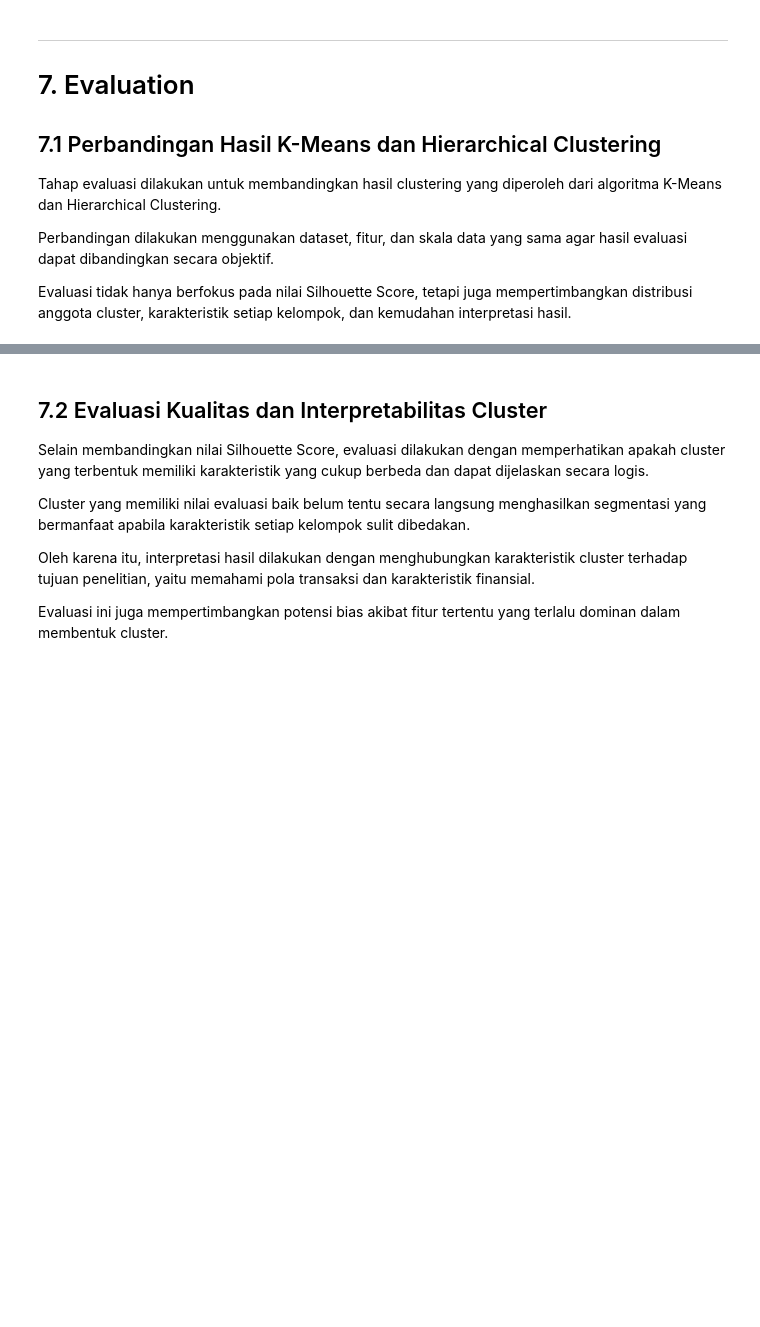
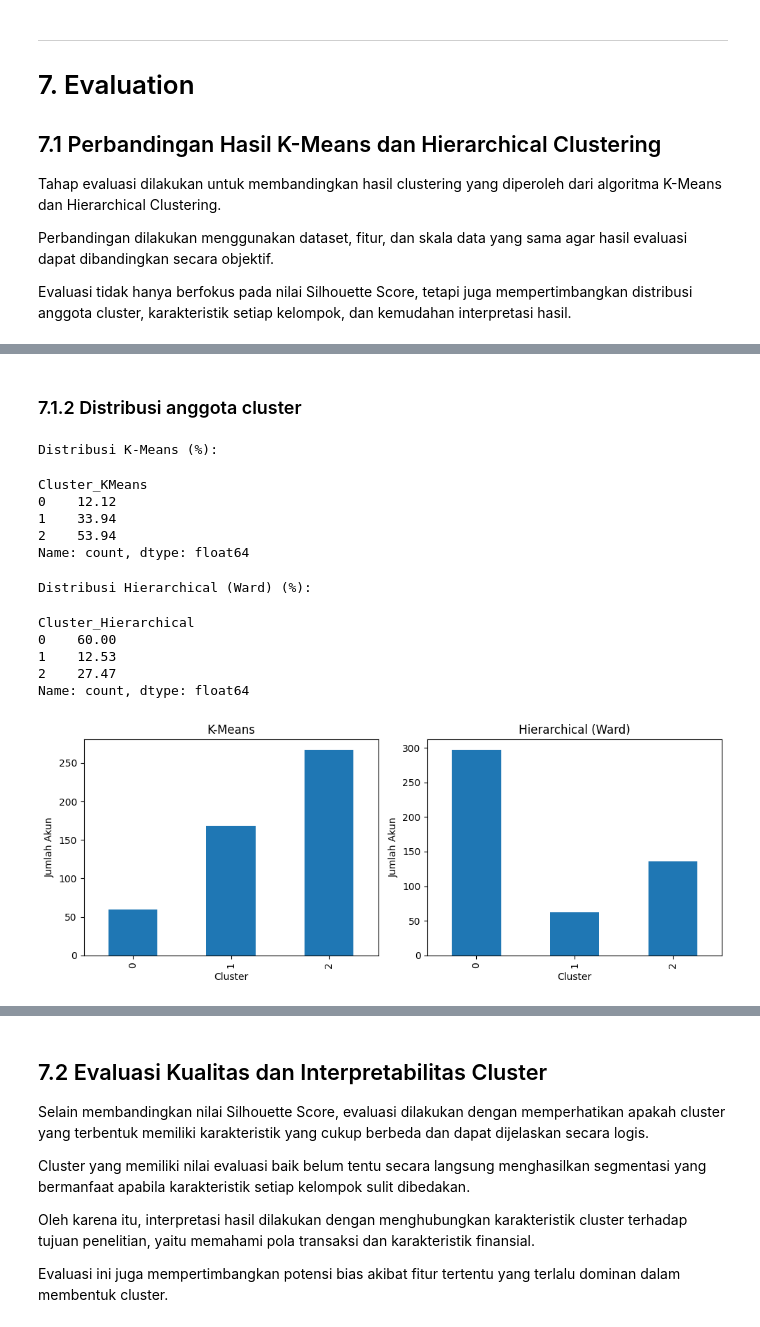
Before and after one commit to aulyarvlln/57_IF-E_Kimpul, a Jupyter notebook: ProyekDS.ipynb, the cells around one changed output, grey strips where cells are left out. Saved outputs shown, nothing was run; the diff lists cells and outputs as text; code cells hidden in the pictures; blank space fills up the shorter version.

```diff
--- a/ProyekDS.ipynb
+++ b/ProyekDS.ipynb
@@ -1277,0 +1298,34 @@ Evaluasi tidak hanya berfokus pada nilai Silhouette Score, tetapi juga mempertim
+# %% [markdown]
+### 7.1.2 Distribusi anggota cluster
+# %%
+dist_kmeans = df_hasil_kmeans["Cluster_KMeans"].value_counts().sort_index()
+dist_hier = df_hierarchical["Cluster_Hierarchical"].value_counts().sort_index()
+
+print("Distribusi K-Means (%):")
+display((dist_kmeans / len(df_hasil_kmeans) * 100).round(2))
+
+print("Distribusi Hierarchical (Ward) (%):")
+display((dist_hier / len(df_hierarchical) * 100).round(2))
+
+fig, axes = plt.subplots(1, 2, figsize=(10, 4))
+dist_kmeans.plot(kind="bar", ax=axes[0], title="K-Means")
+dist_hier.plot(kind="bar", ax=axes[1], title="Hierarchical (Ward)")
+for ax in axes:
+    ax.set_xlabel("Cluster")
+    ax.set_ylabel("Jumlah Akun")
+plt.tight_layout()
+plt.show()
+# %% [output]
+Distribusi K-Means (%):
+Cluster_KMeans
+0    12.12
+1    33.94
+2    53.94
+Name: count, dtype: float64
+Distribusi Hierarchical (Ward) (%):
+Cluster_Hierarchical
+0    60.00
+1    12.53
+2    27.47
+Name: count, dtype: float64
+[figure, added]
```
Also changed, not shown: parts of 21 cells of this notebook.
